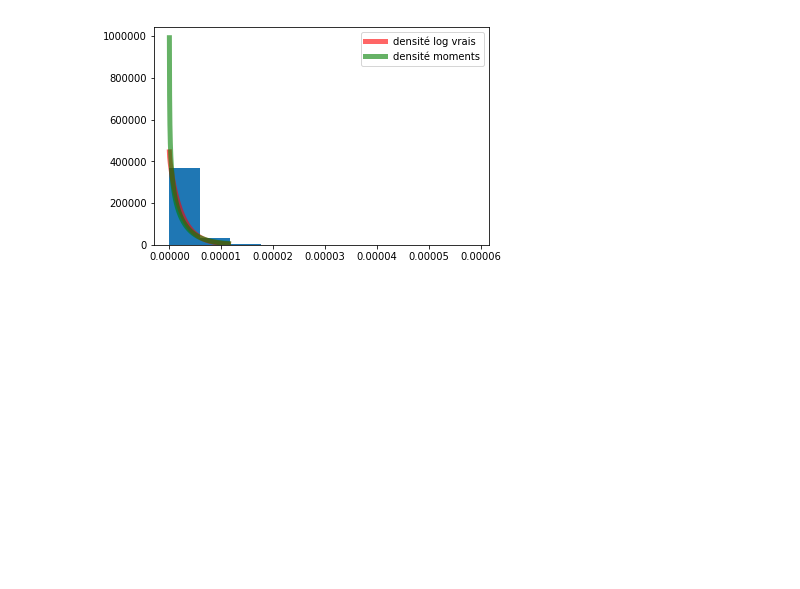
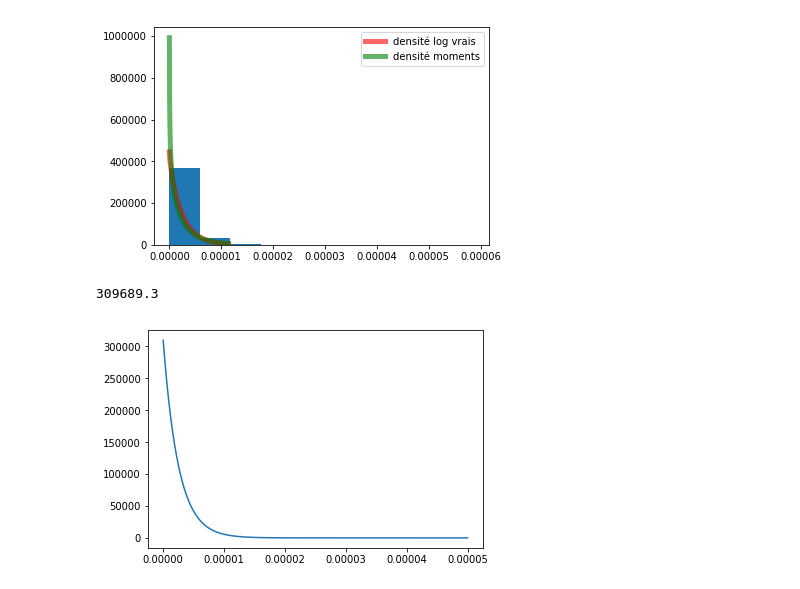
Before and after one commit to aminaghoul/reads_seq, a Jupyter notebook: fitter.ipynb, the cells around one changed output. Drawn from its saved outputs; the diff is of its cells as text; code cells hidden in the pictures; blank space fills up the shorter version.

```diff
--- a/fitter.ipynb
+++ b/fitter.ipynb
@@ -162,3 +162,25 @@ plt.hist(taille)
 plt.show()
 # %% [output]
 [figure]
+# %%
+# Create a mixture of Beta and Gaussian:
+import tensorflow as tf
+import tensorflow_probability as tfp
+tfd = tfp.distributions
+mix = 0.7
+bimix_gauss = tfd.Mixture(
+  cat=tfd.Categorical(probs=[mix, 1.-mix]),
+  components=[
+    tfd.Beta(1, 400000),
+    tfd.Normal(loc=400000., scale=10000),
+])
+
+# Plot the PDF.
+import matplotlib.pyplot as plt
+with tf.Session() as sess:
+    x = tf.linspace(0., 0.00005, int(1e4)).eval()
+    plt.plot(x, bimix_gauss.prob(x).eval())
+    print(bimix_gauss.prob(0).eval())
+# %% [output]
+309689.3
+[figure, added]
```
Also changed, not shown: parts of 2 cells of this notebook.
